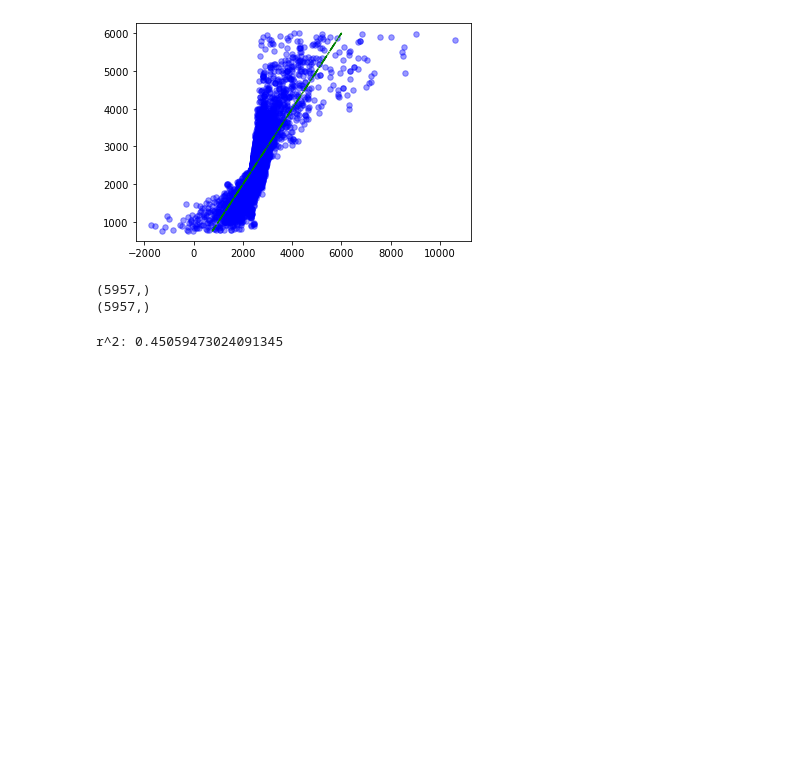
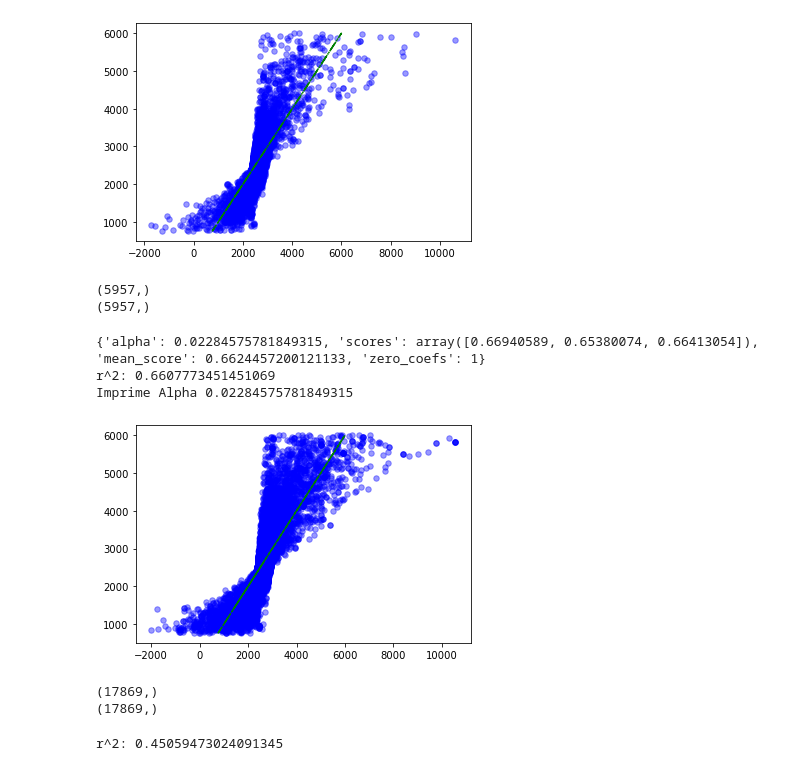
Before and after one commit to nachommm/Desafio2, a Jupyter notebook: desafio2-machine.learning-ignacio.ipynb, the cells around one changed output. Saved outputs shown, nothing was run; the diff lists cells and outputs as text; code cells hidden in the pictures; blank space fills up the shorter version.

```diff
--- a/desafio2-machine.learning-ignacio.ipynb
+++ b/desafio2-machine.learning-ignacio.ipynb
@@ -1015,6 +1020,19 @@ R2: 0.6540867735094582
 [figure]
 (5957,)
 (5957,)
+# %%
+feature_cols = ['price_aprox_usd', 'surface_total_in_m2', 'surface_covered_in_m2',
+                'pool', 'laundry', 'parking', 'gym', 'place_name_Puerto Madero']
+target = ['price_usd_per_m2']
+
+train_test_error_lazzo(feature_cols, target)
+# %% [output]
+{'alpha': 0.02284575781849315, 'scores': array([0.66940589, 0.65380074, 0.66413054]), 'mean_score': 0.6624457200121133, 'zero_coefs': 1}
+r^2: 0.6607773451451069
+Imprime Alpha 0.02284575781849315
+[figure, added]
+(17869,)
+(17869,)
 # %%
 feature_cols = ['price_aprox_usd', 'surface_total_in_m2', 'surface_covered_in_m2',
                 'pool', 'laundry', 'parking', 'gym', 'place_name_Puerto Madero']
```
Also changed, not shown: parts of 4 cells of this notebook.
